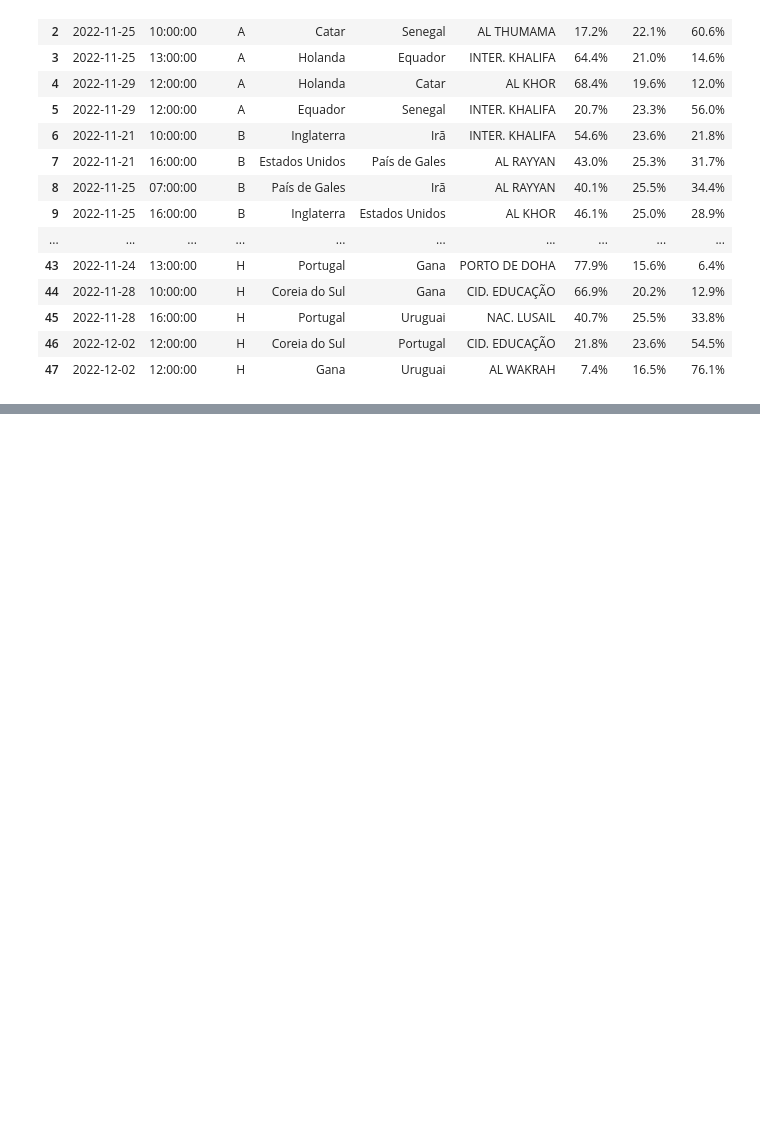
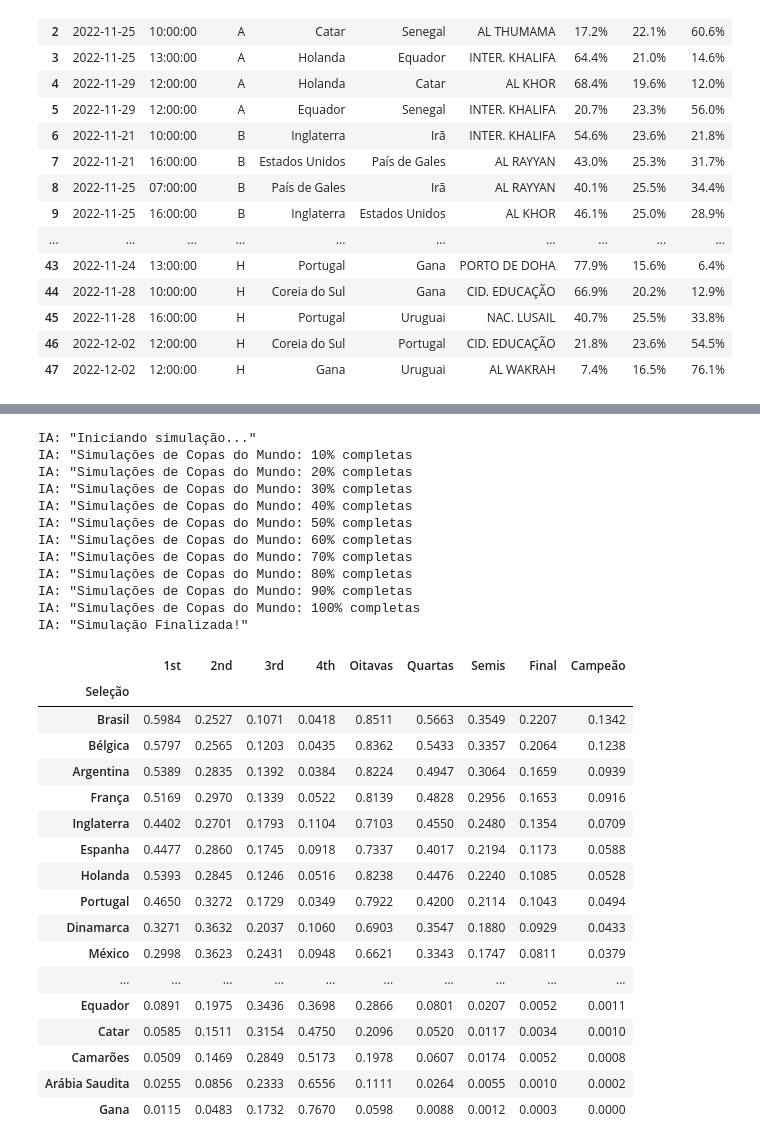
Before and after one commit to hmdjustina/Previsao-Jogos-da-Copa-2022, a Jupyter notebook: Previsão_Jogos_da_Copa.ipynb, the cells around one changed output, grey strips where cells are left out. Drawn from its saved outputs; the diff is of its cells as text; code cells hidden in the pictures; blank space fills up the shorter version.

```diff
--- a/Previsão_Jogos_da_Copa.ipynb
+++ b/Previsão_Jogos_da_Copa.ipynb
@@ -204,0 +385,46 @@ jogos
+# %%
+def SimulacaoTotal(dados, S = 1000):
+    print('IA: "Iniciando simulação..."')
+    info = SimulaCopa(dados)
+    for i in range(S-1):
+        info += SimulaCopa(dados)
+        if (i+2)%(S/10) == 0:
+            print('IA: "Simulações de Copas do Mundo: {:.0f}% completas'.format(100*((i+2)/S)))
+    print('IA: "Simulação Finalizada!"')
+    return info.sort_values(by = 'Campeão', ascending = False)/S
+# %%
+S = 10000
+sim = SimulacaoTotal(selecoes, S)
+sim.to_excel('outputSimulaçõesCopaDoMundo.xlsx')
+sim
+# %% [output]
+IA: "Iniciando simulação..."
+IA: "Simulações de Copas do Mundo: 10% completas
+IA: "Simulações de Copas do Mundo: 20% completas
+IA: "Simulações de Copas do Mundo: 30% completas
+IA: "Simulações de Copas do Mundo: 40% completas
+IA: "Simulações de Copas do Mundo: 50% completas
+IA: "Simulações de Copas do Mundo: 60% completas
+IA: "Simulações de Copas do Mundo: 70% completas
+IA: "Simulações de Copas do Mundo: 80% completas
+IA: "Simulações de Copas do Mundo: 90% completas
+IA: "Simulações de Copas do Mundo: 100% completas
+IA: "Simulação Finalizada!"
+|  | 1st | 2nd | 3rd | 4th | Oitavas | Quartas | Semis | Final | Campeão |
+| Seleção |  |  |  |  |  |  |  |  |  |
+| Brasil | 0.5984 | 0.2527 | 0.1071 | 0.0418 | 0.8511 | 0.5663 | 0.3549 | 0.2207 | 0.1342 |
+| Bélgica | 0.5797 | 0.2565 | 0.1203 | 0.0435 | 0.8362 | 0.5433 | 0.3357 | 0.2064 | 0.1238 |
+| Argentina | 0.5389 | 0.2835 | 0.1392 | 0.0384 | 0.8224 | 0.4947 | 0.3064 | 0.1659 | 0.0939 |
+| França | 0.5169 | 0.2970 | 0.1339 | 0.0522 | 0.8139 | 0.4828 | 0.2956 | 0.1653 | 0.0916 |
+| Inglaterra | 0.4402 | 0.2701 | 0.1793 | 0.1104 | 0.7103 | 0.4550 | 0.2480 | 0.1354 | 0.0709 |
+| Espanha | 0.4477 | 0.2860 | 0.1745 | 0.0918 | 0.7337 | 0.4017 | 0.2194 | 0.1173 | 0.0588 |
+| Holanda | 0.5393 | 0.2845 | 0.1246 | 0.0516 | 0.8238 | 0.4476 | 0.2240 | 0.1085 | 0.0528 |
+| Portugal | 0.4650 | 0.3272 | 0.1729 | 0.0349 | 0.7922 | 0.4200 | 0.2114 | 0.1043 | 0.0494 |
+| Dinamarca | 0.3271 | 0.3632 | 0.2037 | 0.1060 | 0.6903 | 0.3547 | 0.1880 | 0.0929 | 0.0433 |
+| México | 0.2998 | 0.3623 | 0.2431 | 0.0948 | 0.6621 | 0.3343 | 0.1747 | 0.0811 | 0.0379 |
+| ... | ... | ... | ... | ... | ... | ... | ... | ... | ... |
+| Equador | 0.0891 | 0.1975 | 0.3436 | 0.3698 | 0.2866 | 0.0801 | 0.0207 | 0.0052 | 0.0011 |
+| Catar | 0.0585 | 0.1511 | 0.3154 | 0.4750 | 0.2096 | 0.0520 | 0.0117 | 0.0034 | 0.0010 |
+| Camarões | 0.0509 | 0.1469 | 0.2849 | 0.5173 | 0.1978 | 0.0607 | 0.0174 | 0.0052 | 0.0008 |
+| Arábia Saudita | 0.0255 | 0.0856 | 0.2333 | 0.6556 | 0.1111 | 0.0264 | 0.0055 | 0.0010 | 0.0002 |
+| Gana | 0.0115 | 0.0483 | 0.1732 | 0.7670 | 0.0598 | 0.0088 | 0.0012 | 0.0003 | 0.0000 |
```
Also changed, not shown: parts of 15 cells of this notebook.
